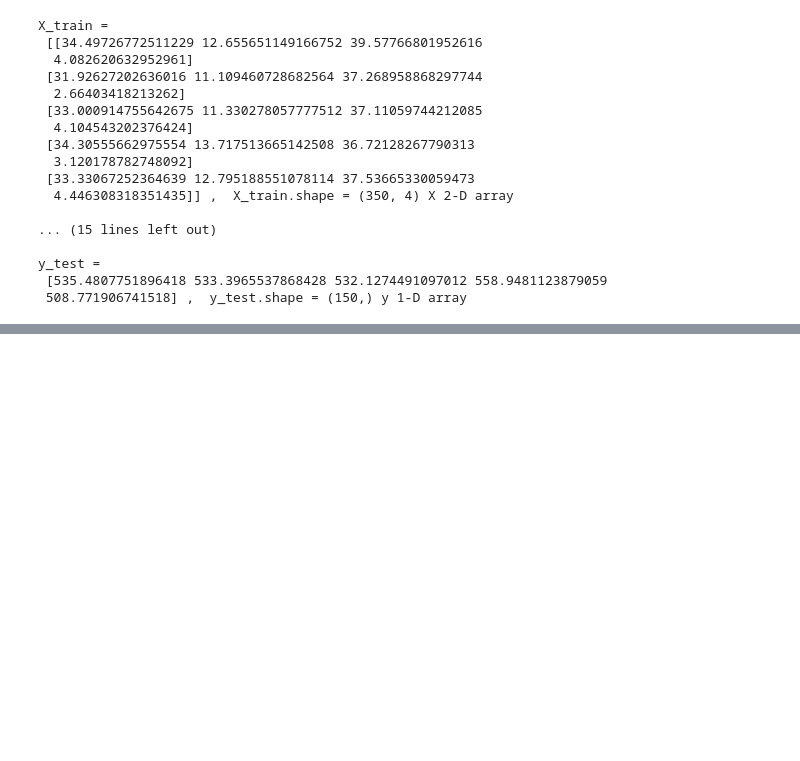
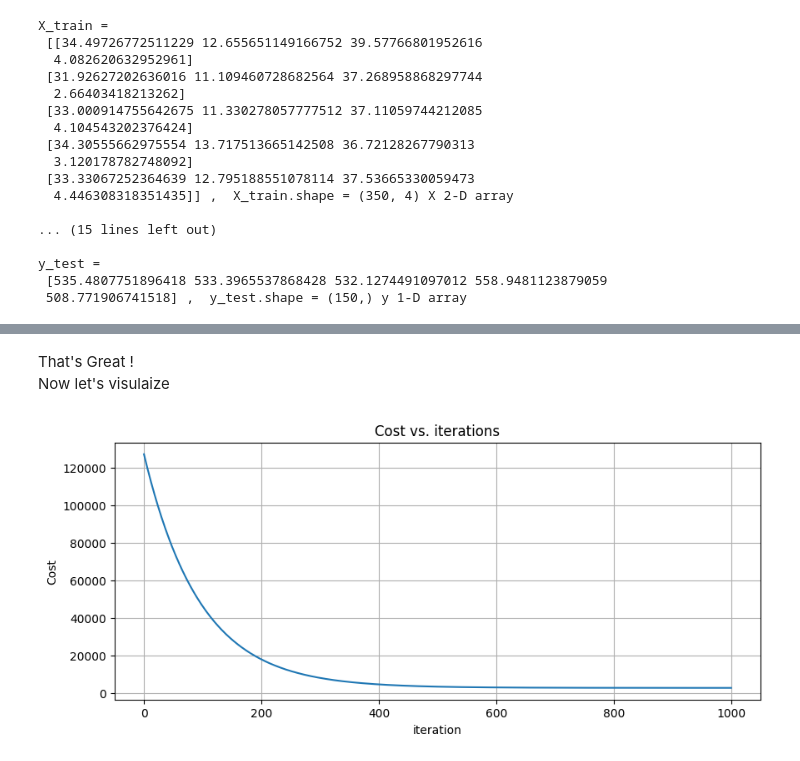
Before and after one commit to Ad7amstein/Linear_Regression-E-commerce, a Jupyter notebook: ecommerce.ipynb, the cells around one changed output, grey strips where cells are left out. Saved outputs shown, nothing was run; the diff lists cells and outputs as text; code cells hidden in the pictures; blank space fills up the shorter version.

Commit message:
Implement Gradient Descent

```diff
--- a/ecommerce.ipynb
+++ b/ecommerce.ipynb
@@ -216,0 +272,6 @@ y_test =
+# %%
+# intial values for parameters w and b
+w_init = np.array([0.5, 1., 0.4, 1.5])
+b_init = 5
+
+compute_cost(X_train, y_train, w_init, b_init)
@@ -216,0 +378,16 @@ y_test =
+# %%
+# initialize parameters
+initial_w = np.zeros_like(w_init)
+initial_b = 0.
+# some gradient descent settings
+iterations = 10000
+alpha = 2.0e-6
+# run gradient descent
+w_final, b_final, J_hist, W_hist = gradient_descent(X_train, y_train, initial_w, initial_b,
+                                                    compute_cost, compute_gradient,
+                                                    alpha, iterations)
+
+print(f"b,w found by gradient descent: {b_final:0.2f},{w_final} ")
+m,_ = X_train.shape
+for i in range(m):
+    print(f"prediction: {np.dot(X_train[i], w_final) + b_final:0.2f}, target value: {y_train[i]}")
@@ -216,0 +412,14 @@ y_test =
+# %% [markdown]
+That's Great !<br>
+Now let's visulaize
+# %%
+fig, ax = plt.subplots(figsize=(10,4))
+
+ax.plot(J_hist[:1000])
+ax.set(xlabel='iteration', ylabel='Cost',
+       title='Cost vs. iterations')
+
+ax.grid()
+plt.show()
+# %% [output]
+[figure, added]
```
Also changed, not shown: parts of 18 cells of this notebook.
